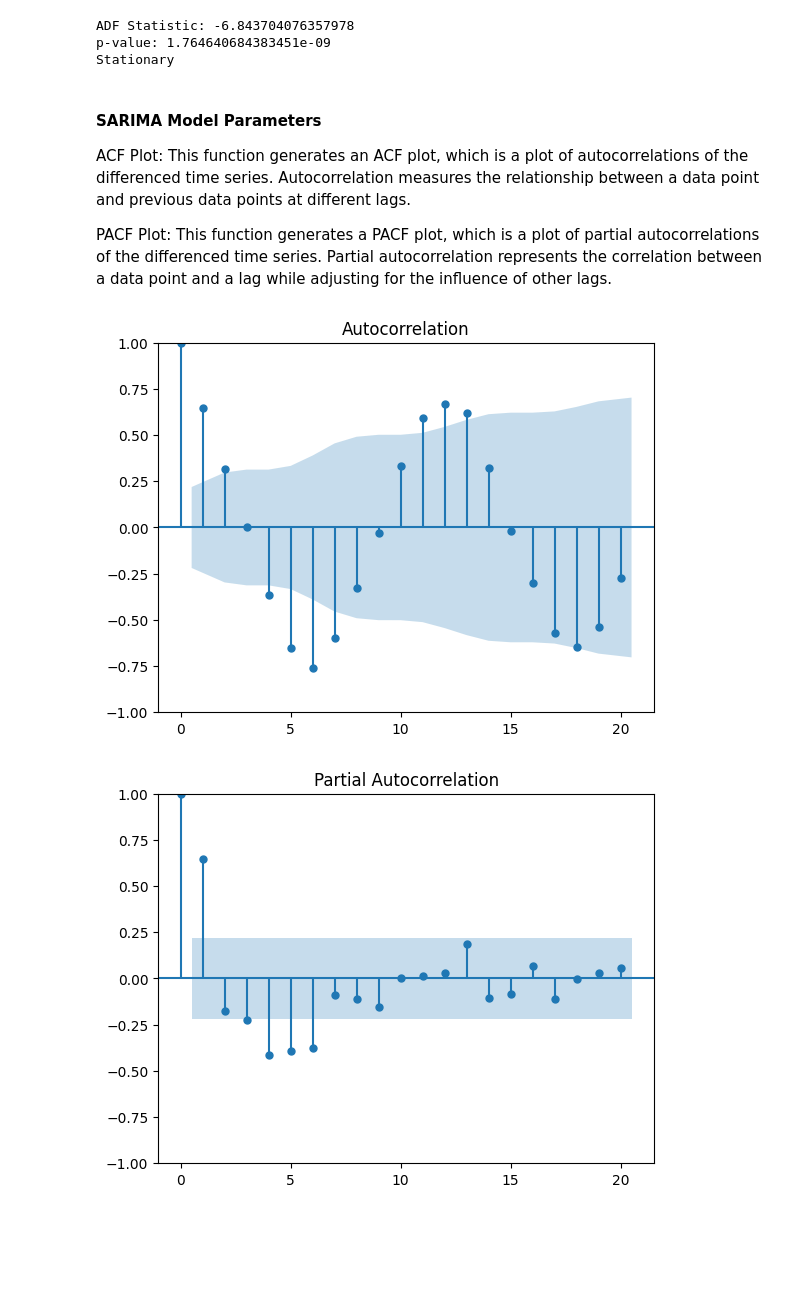
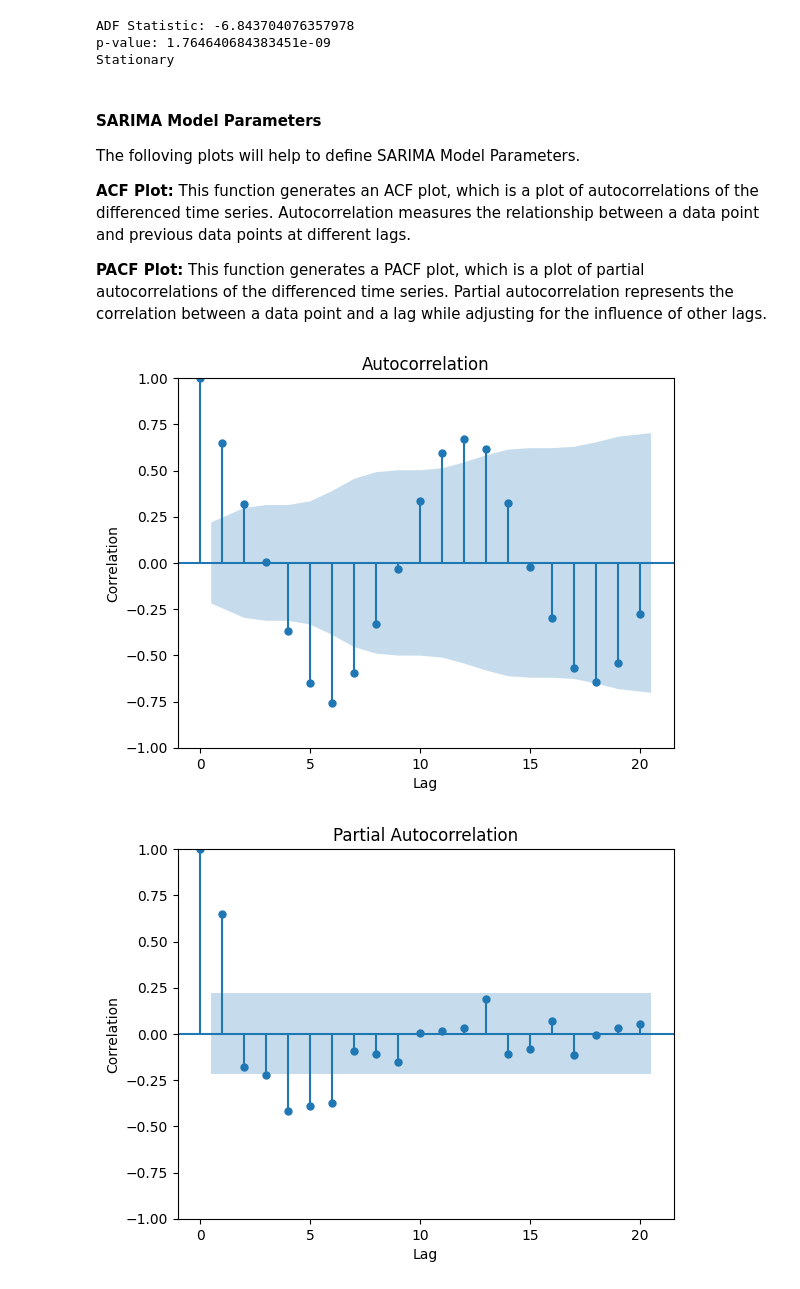
Before and after one commit to Kate-217/pogramming_for_data_analytics, a Jupyter notebook: project/project_2.ipynb, the cells around one changed output. Drawn from its saved outputs; the diff is of its cells as text; code cells hidden in the pictures; blank space fills up the shorter version.

Commit message:
parameters fixed

```diff
--- a/project/project_2.ipynb
+++ b/project/project_2.ipynb
@@ -434,14 +434,22 @@ p-value: 1.764640684383451e-09
 Stationary
 # %% [markdown]
 ####  SARIMA Model Parameters
-ACF Plot: This function generates an ACF plot, which is a plot of autocorrelations of the differenced time series. Autocorrelation measures the relationship between a data point and previous data points at different lags.
 
-PACF Plot: This function generates a PACF plot, which is a plot of partial autocorrelations of the differenced time series. Partial autocorrelation represents the correlation between a data point and a lag while adjusting for the influence of other lags.
+The folloving plots will help to define SARIMA Model Parameters.
+
+**ACF Plot:** This function generates an ACF plot, which is a plot of autocorrelations of the differenced time series. Autocorrelation measures the relationship between a data point and previous data points at different lags.
+
+**PACF Plot:** This function generates a PACF plot, which is a plot of partial autocorrelations of the differenced time series. Partial autocorrelation represents the correlation between a data point and a lag while adjusting for the influence of other lags.
 # %%
 # Plot ACF and PACF
 plot_acf(diff_train)
+plt.xlabel('Lag')
+plt.ylabel('Correlation')
+
 plot_pacf(diff_train)
+plt.xlabel('Lag')
+plt.ylabel('Correlation')
 plt.show()
 # %% [output]
-[figure, old version]
+[figure, new version]
-[figure, old version]
+[figure, new version]
```
Also changed, not shown: parts of 2 cells of this notebook.
